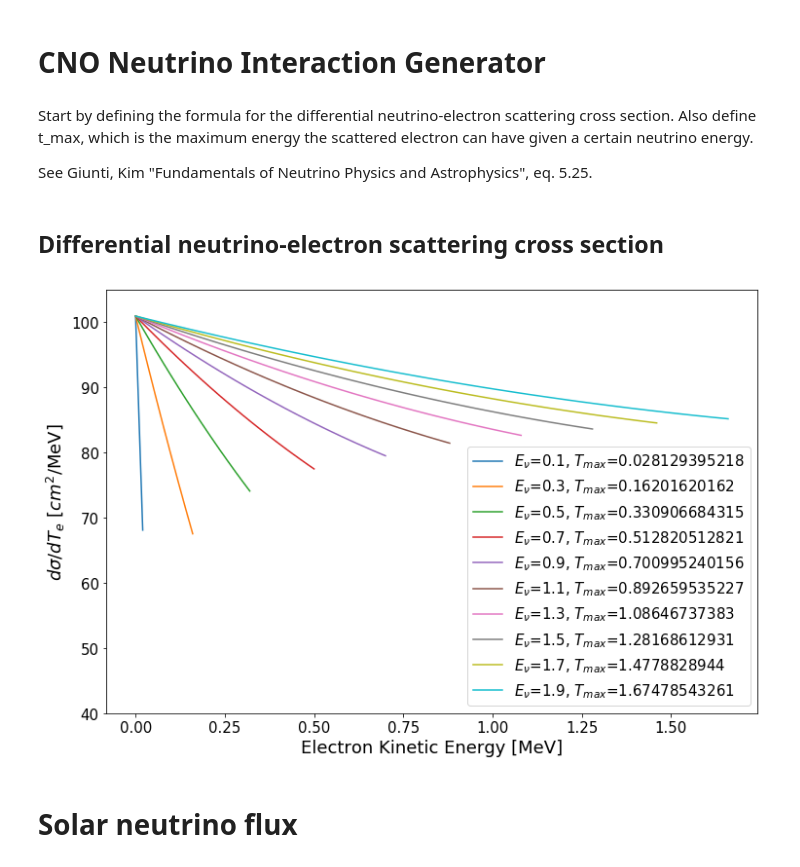
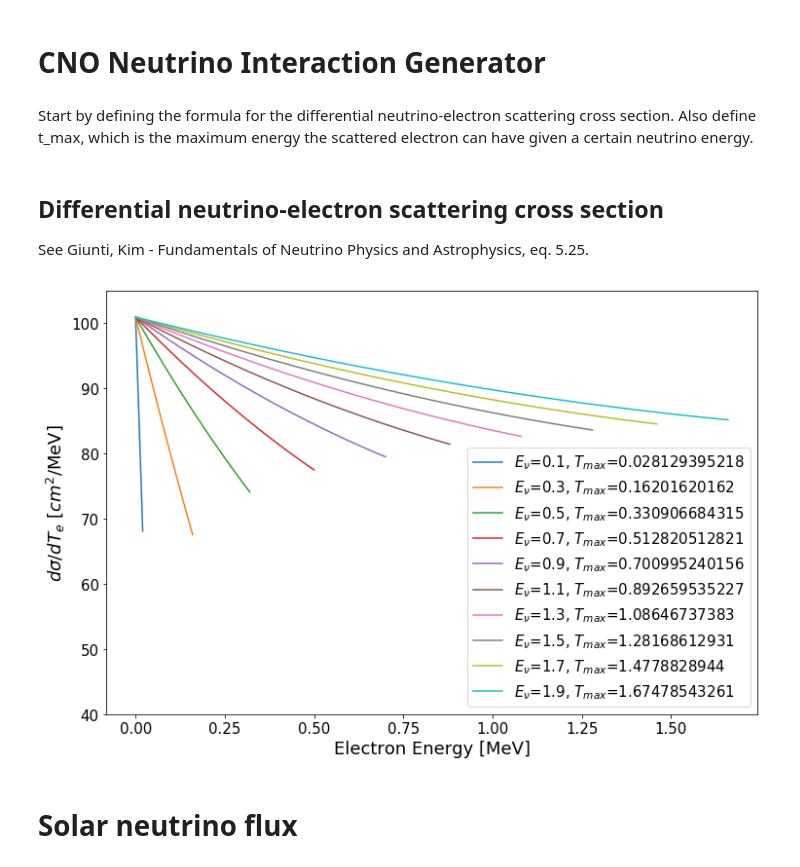
Before and after one commit to marcodeltutto/next_data, a Jupyter notebook: CNO Neutrino Interaction Generator.ipynb, the cells around one changed output. Saved outputs shown, nothing was run; the diff lists cells and outputs as text; code cells hidden in the pictures.

```diff
--- a/CNO Neutrino Interaction Generator.ipynb
+++ b/CNO Neutrino Interaction Generator.ipynb
@@ -10,8 +9,6 @@ from random import random
 # %% [markdown]
 Start by defining the formula for the differential neutrino-electron scattering cross section.
 Also define t_max, which is the maximum energy the scattered electron can have given a certain neutrino energy.
-
-See Giunti, Kim "Fundamentals of Neutrino Physics and Astrophysics", eq. 5.25.
 # %%
 g1 = 0.73
 g2 = 0.23
@@ -34,25 +31,27 @@ def t_max(enu):
     return (2 * enu**2) / (me + 2 * enu)
 # %% [markdown]
 ## Differential neutrino-electron scattering cross section
+
+See Giunti, Kim - Fundamentals of Neutrino Physics and Astrophysics, eq. 5.25.
 # %%
 fig = plt.figure(figsize=(12,8),facecolor='w')
 ax = fig.add_subplot(1,1,1)
 
 for enu in np.arange(0.1, 2.0, 0.2):
     t = np.arange(0.0, t_max(enu), 0.02)
     plt.plot(t, xsec(t, enu), label=r'$E_\nu$='+str(enu)+', $T_{max}$='+str(t_max(enu)))
 
 ax.legend(numpoints=1, loc='upper left')
 leg=plt.legend(fontsize=15,loc=0)
 leg_frame=leg.get_frame()
 leg_frame.set_facecolor('white')
 plt.ylabel(r'$d\sigma/dT_e$ [$cm^2$/MeV]',fontsize=18)
-plt.xlabel(r'Electron Kinetic Energy [MeV]',fontsize=18)
+plt.xlabel(r'Electron Energy [MeV]',fontsize=18)
 plt.tick_params(labelsize=15)
 plt.ylim(40,105)
 plt.show()
 # %% [output]
-[figure, old version]
+[figure, new version]
 # %% [markdown]
 # Solar neutrino flux
 # %%
```
Also changed, not shown: parts of 5 cells of this notebook.
